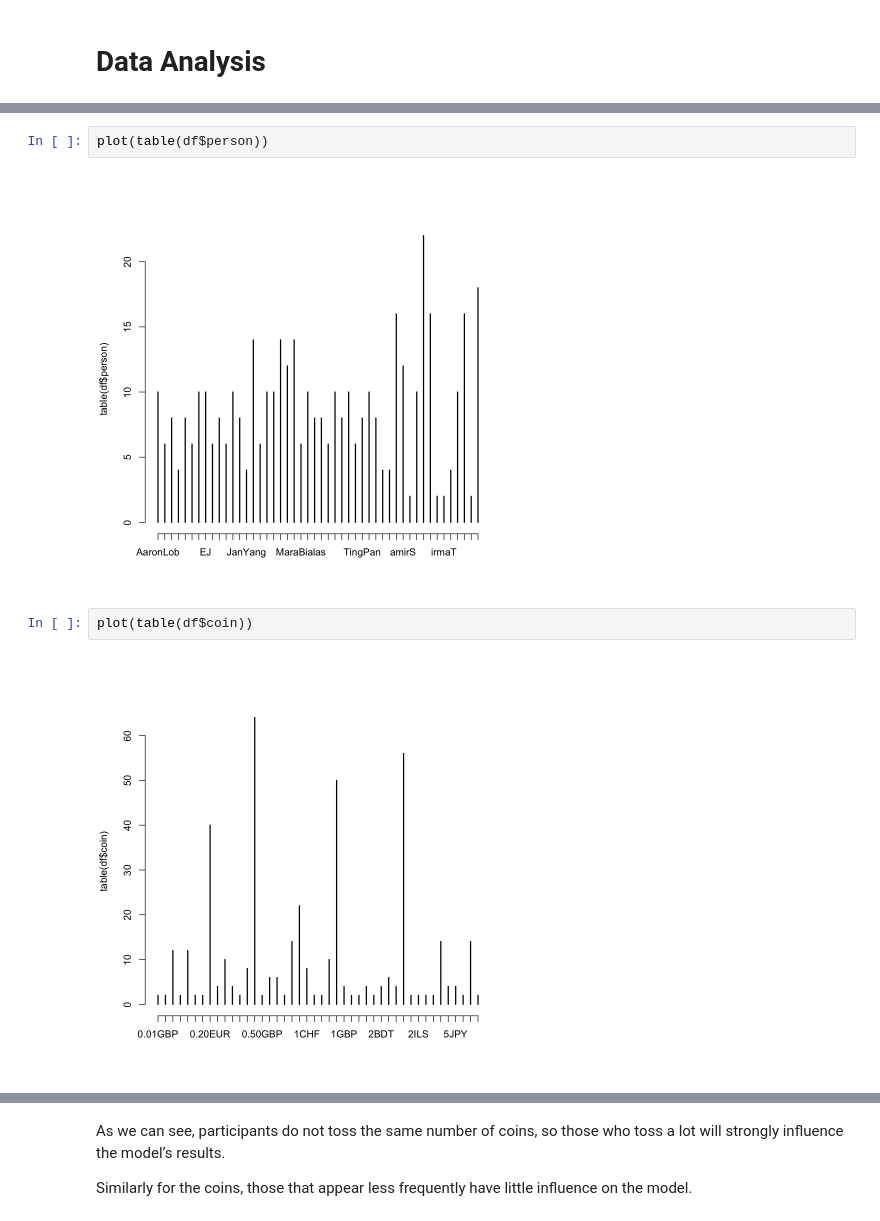
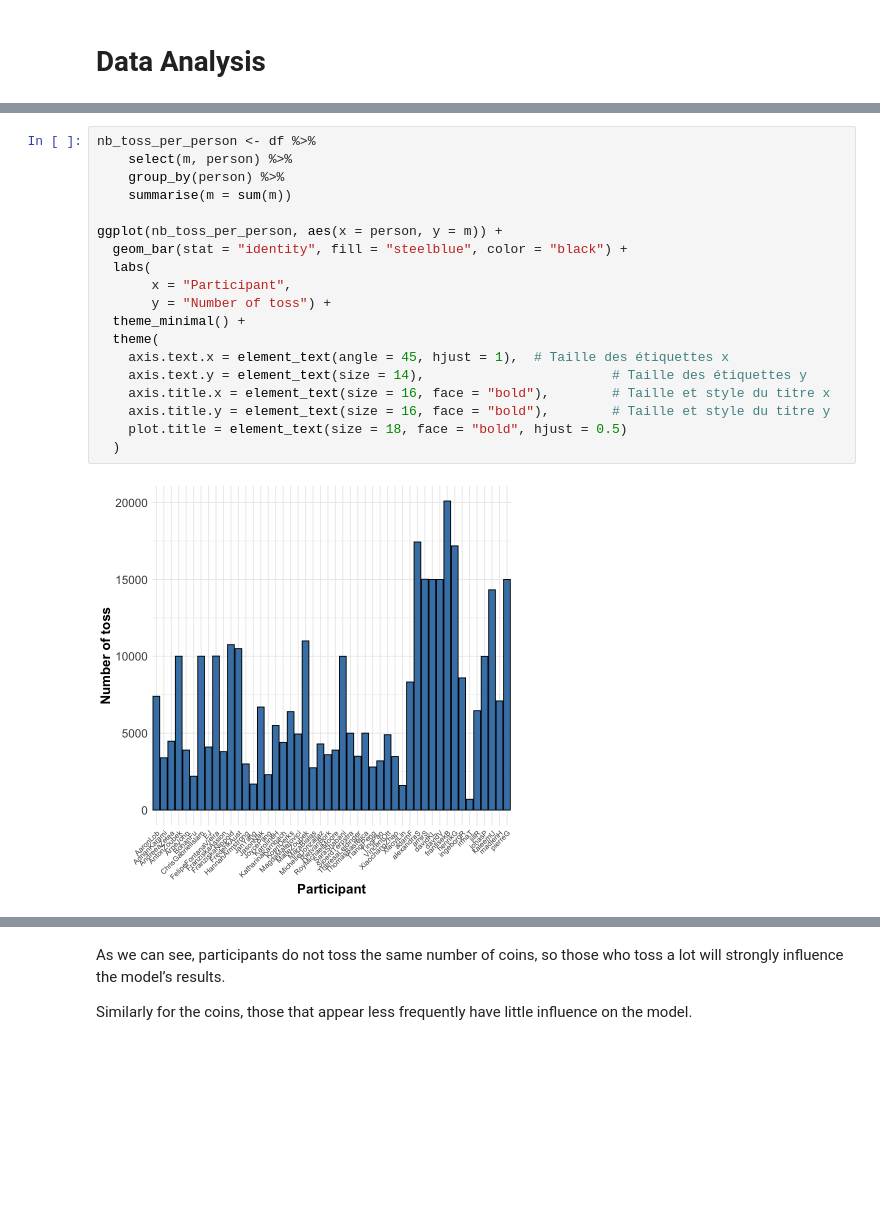
Before and after one commit to uiag/RegressionMethods, a Jupyter notebook: logistic_regression_nb.ipynb, the cells around one changed output, grey strips where cells are left out. Saved outputs shown, nothing was run; the diff lists cells and outputs as text; blank space fills up the shorter version.

```diff
--- a/logistic_regression_nb.ipynb
+++ b/logistic_regression_nb.ipynb
@@ -98,8 +47,21 @@ table(df$coinNumber)
-# %%
-plot(table(df$person))
-# %% [output]
-[figure, removed]
-# %%
-plot(table(df$coin))
-# %% [output]
-[figure, removed]
+# %%
+nb_toss_per_person <- df %>%
+    select(m, person) %>%
+    group_by(person) %>%
+    summarise(m = sum(m))
+
+ggplot(nb_toss_per_person, aes(x = person, y = m)) +
+  geom_bar(stat = "identity", fill = "steelblue", color = "black") +
+  labs(
+       x = "Participant",
+       y = "Number of toss") +
+  theme_minimal() +
+  theme(
+    axis.text.x = element_text(angle = 45, hjust = 1),  # Taille des étiquettes x
+    axis.text.y = element_text(size = 14),                        # Taille des étiquettes y
+    axis.title.x = element_text(size = 16, face = "bold"),        # Taille et style du titre x
+    axis.title.y = element_text(size = 16, face = "bold"),        # Taille et style du titre y
+    plot.title = element_text(size = 18, face = "bold", hjust = 0.5)
+  )
+# %% [output]
+[figure, added]
```
Also changed, not shown: parts of 25 cells of this notebook.
